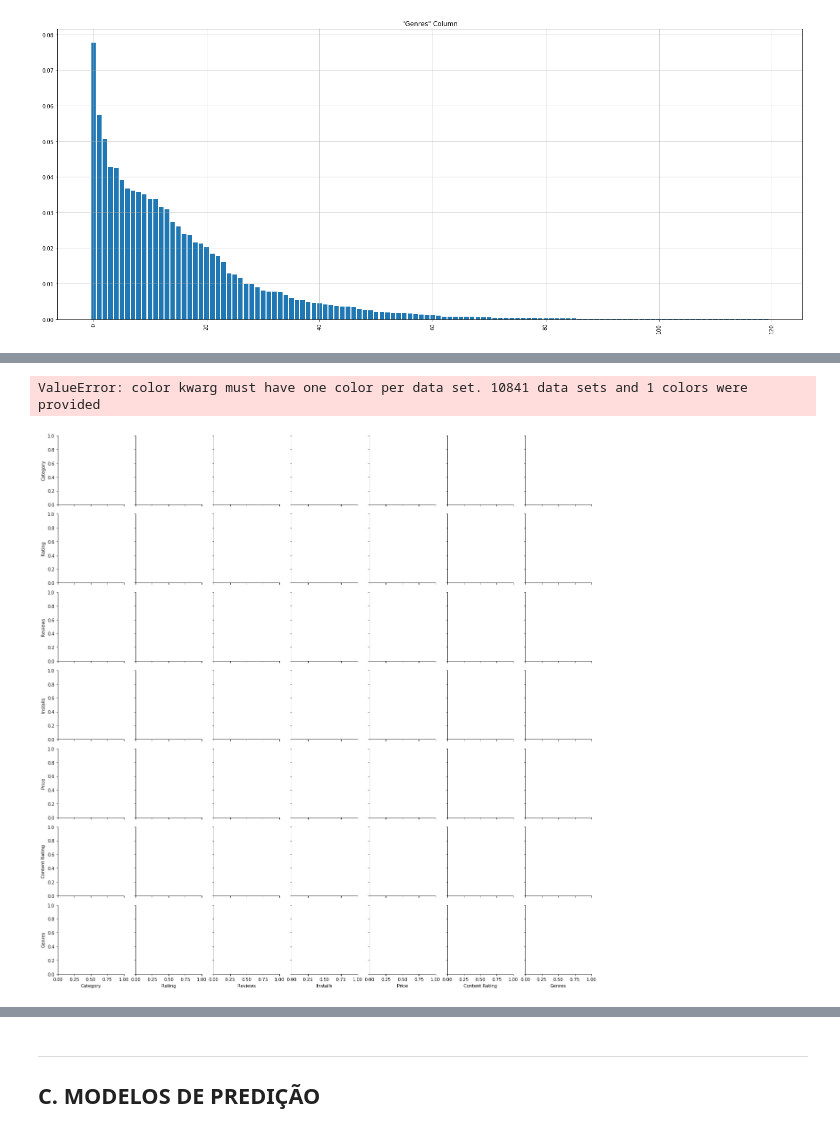
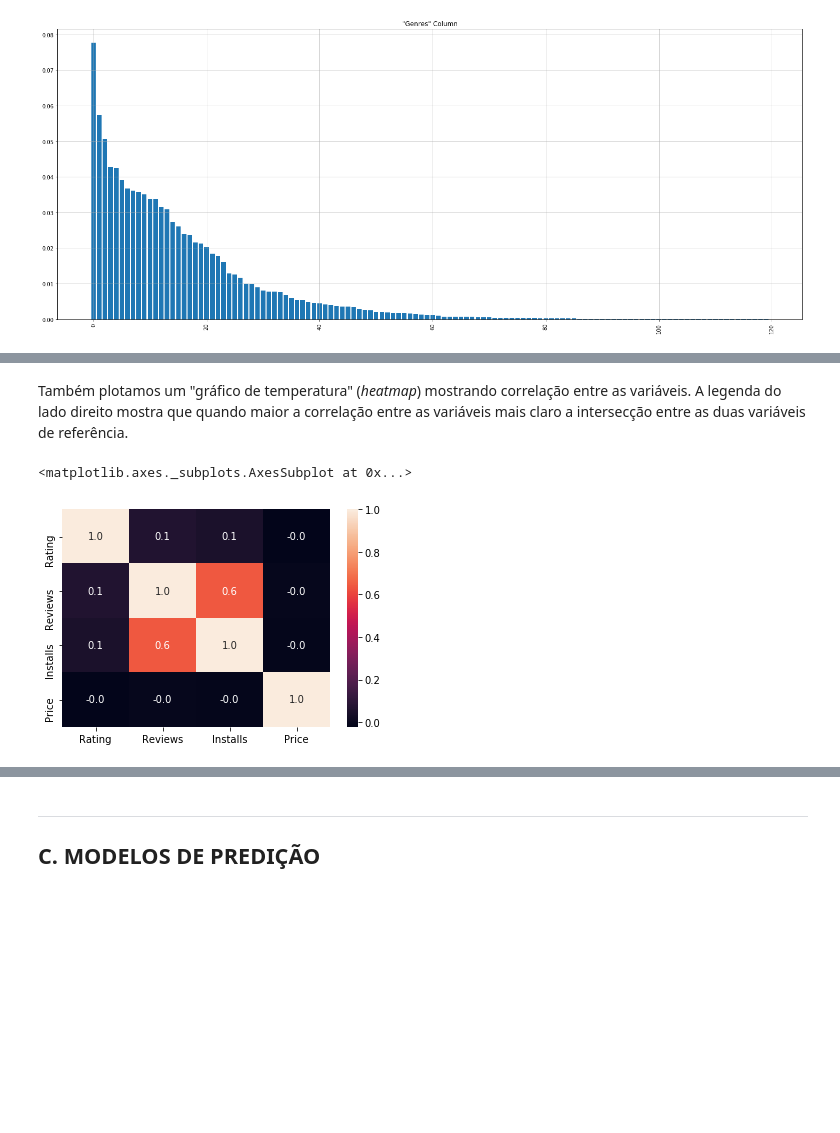
Before and after one commit to 4rfel/AppRating, a Jupyter notebook: Projeto3 Layout.ipynb, the cells around one changed output, grey strips where cells are left out. Saved outputs shown, nothing was run; the diff lists cells and outputs as text; code cells hidden in the pictures; blank space fills up the shorter version.

```diff
--- a/Projeto3 Layout.ipynb
+++ b/Projeto3 Layout.ipynb
@@ -194,5 +189,7 @@ plt.show()
-# %%
-plot = sns.pairplot(Google_data)
-# %% [output]
-ValueError: color kwarg must have one color per data set. 10841 data sets and 1 colors were provided
-[figure, removed]
+# %% [markdown]
+Também plotamos um "gráfico de temperatura" (*heatmap*) mostrando correlação entre as variáveis. A legenda do lado direito mostra que quando maior a correlação entre as variáveis mais claro a intersecção entre as duas variáveis de referência.
+# %%
+sns.heatmap(Google_data.corr(), annot = True, fmt='.1f')
+# %% [output]
+<matplotlib.axes._subplots.AxesSubplot at 0x...>
+[figure, added]
```
Also changed, not shown: parts of 39 cells of this notebook.
